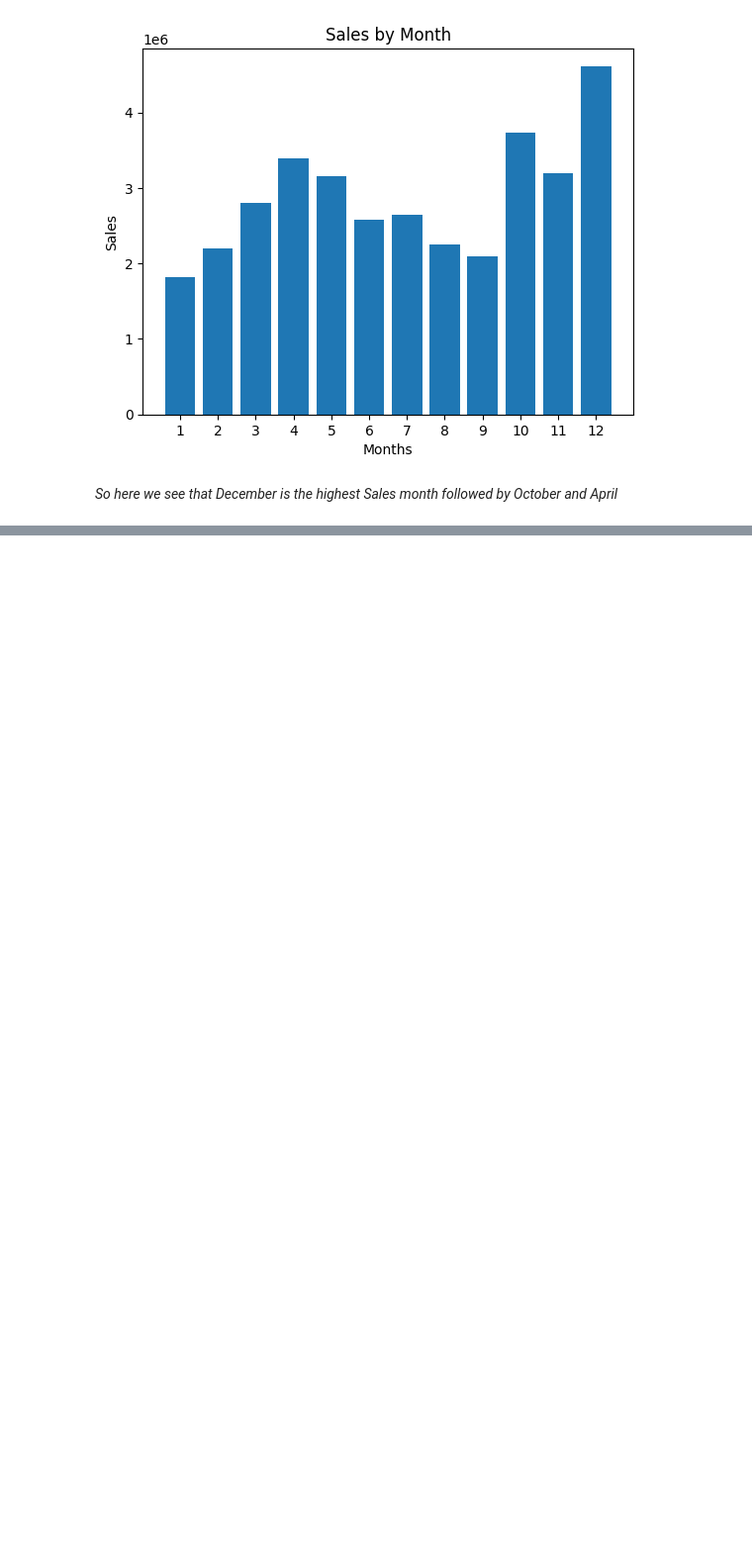
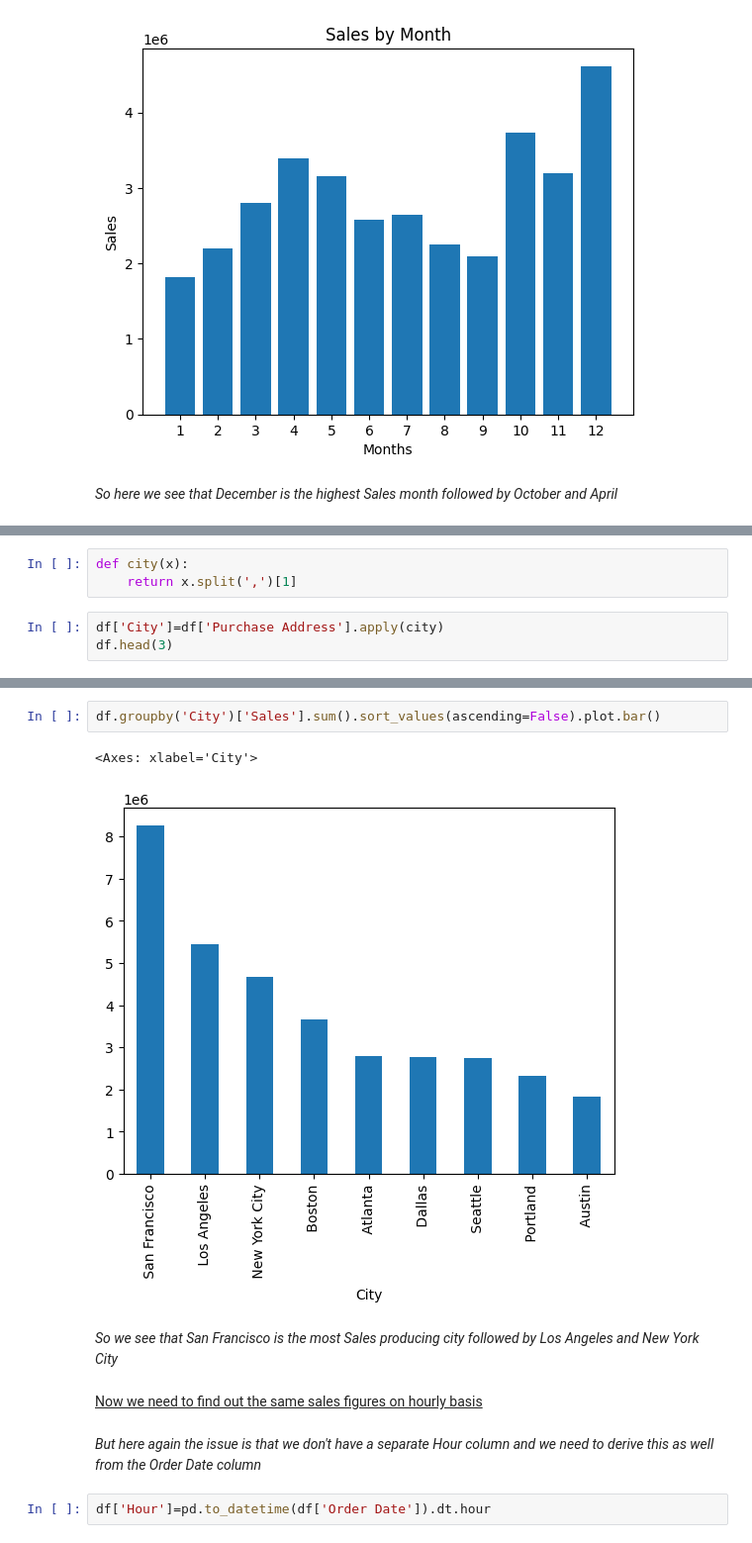
Before and after one commit to IMMRM/Sales-Data-Analysis, a Jupyter notebook: Notebooks/MonthlyDataAnalysis.ipynb, the cells around one changed output, grey strips where cells are left out. Shown at 99% size. Drawn from its saved outputs; the diff is of its cells as text; blank space fills up the shorter version.

Commit message:
Sales by City and Hours analysis added

```diff
--- a/Notebooks/MonthlyDataAnalysis.ipynb
+++ b/Notebooks/MonthlyDataAnalysis.ipynb
@@ -172,0 +190,6 @@ plt.show()
+# %%
+def city(x):
+    return x.split(',')[1]
+# %%
+df['City']=df['Purchase Address'].apply(city)
+df.head(3)
@@ -172,0 +201,13 @@ plt.show()
+# %%
+df.groupby('City')['Sales'].sum().sort_values(ascending=False).plot.bar()
+# %% [output]
+<Axes: xlabel='City'>
+[figure, added]
+# %% [markdown]
+<i> So we see that San Francisco is the most Sales producing city followed by Los Angeles and New York City</i>
+# %% [markdown]
+<u> Now we need to find out the same sales figures on hourly basis </u>
+# %% [markdown]
+<i> But here again the issue is that we don't have a separate Hour column and we need to derive this as well from the Order Date column </i>
+# %%
+df['Hour']=pd.to_datetime(df['Order Date']).dt.hour
```
Also changed, not shown: parts of 10 cells of this notebook.
